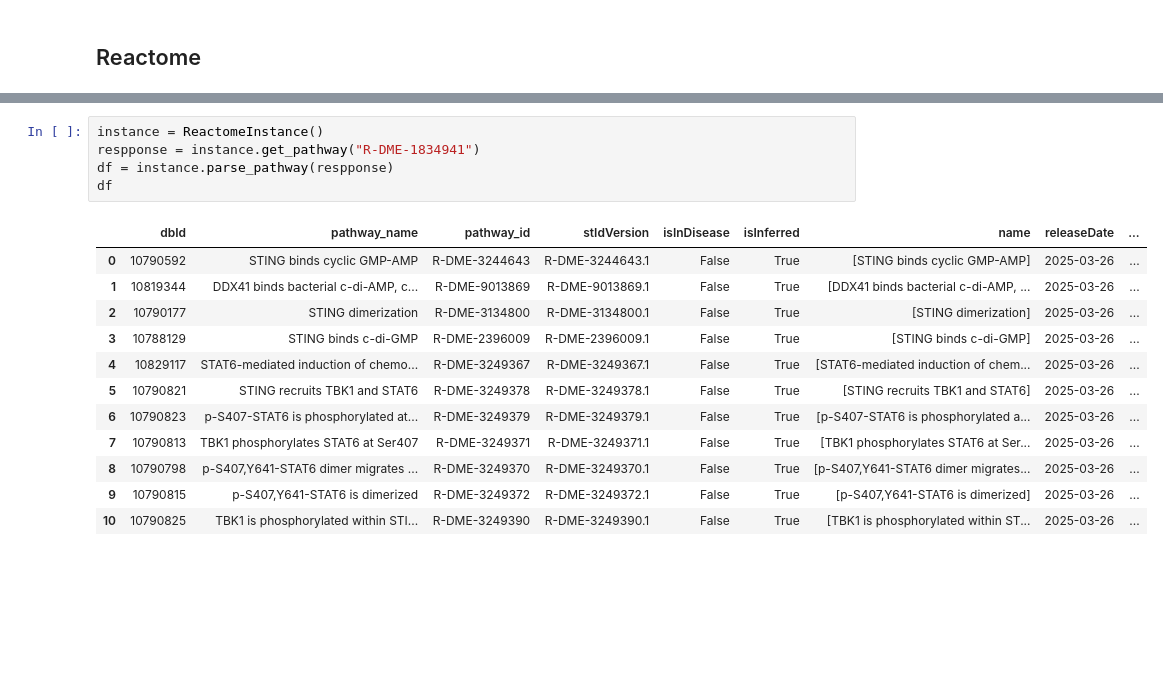
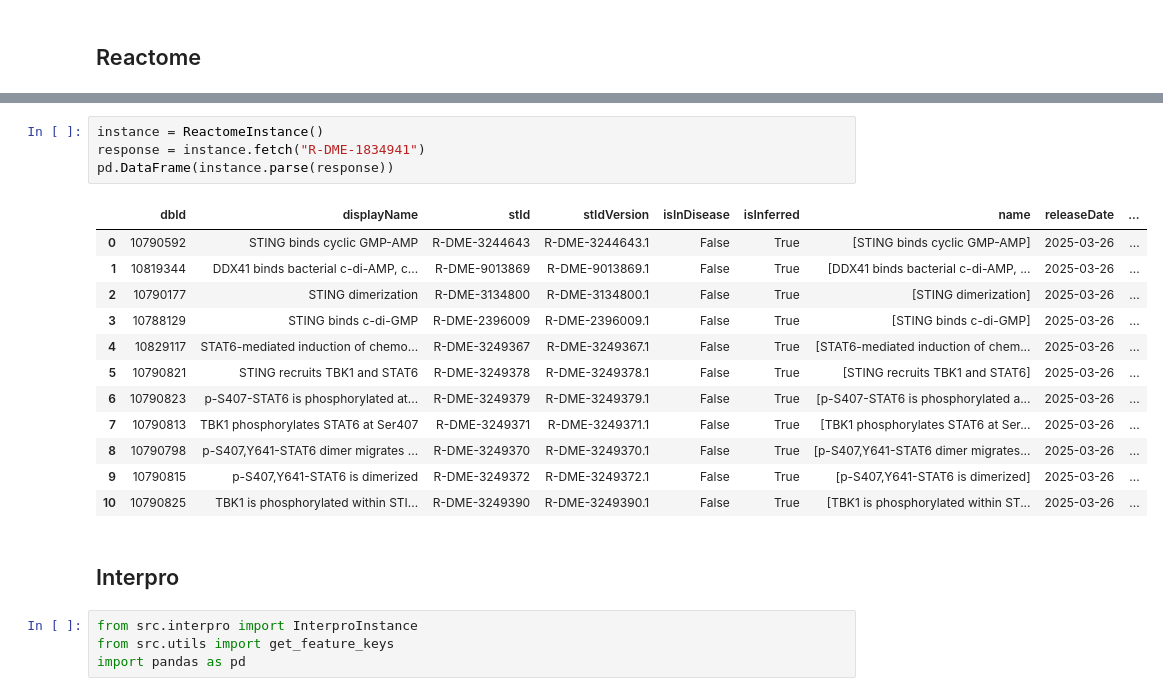
Before and after one commit to ProteinEngineering-PESB2/BioSeqDownloader, a Jupyter notebook: tests.ipynb, the cells around one changed output, grey strips where cells are left out. Drawn from its saved outputs; the diff is of its cells as text; blank space fills up the shorter version.

Commit message:
More data retrieval tools added

```diff
--- a/tests.ipynb
+++ b/tests.ipynb
@@ -1194,10 +750,9 @@ class ReactomeInstance():
 # %%
 instance = ReactomeInstance()
-respponse = instance.get_pathway("R-DME-1834941")
-df = instance.parse_pathway(respponse)
-df
+response = instance.fetch("R-DME-1834941")
+pd.DataFrame(instance.parse(response))
 # %% [output]
-|  | dbId | pathway_name | pathway_id | stIdVersion | isInDisease | isInferred | name | releaseDate | ... |
+|  | dbId | displayName | stId | stIdVersion | isInDisease | isInferred | name | releaseDate | ... |
 | 0 | 10790592 | STING binds cyclic GMP-AMP | R-DME-3244643 | R-DME-3244643.1 | False | True | [STING binds cyclic GMP-AMP] | 2025-03-26 | ... |
 | 1 | 10819344 | DDX41 binds bacterial c-di-AMP, c... | R-DME-9013869 | R-DME-9013869.1 | False | True | [DDX41 binds bacterial c-di-AMP, ... | 2025-03-26 | ... |
 | 2 | 10790177 | STING dimerization | R-DME-3134800 | R-DME-3134800.1 | False | True | [STING dimerization] | 2025-03-26 | ... |
@@ -1209,3 +764,9 @@ df
 | 8 | 10790798 | p-S407,Y641-STAT6 dimer migrates ... | R-DME-3249370 | R-DME-3249370.1 | False | True | [p-S407,Y641-STAT6 dimer migrates... | 2025-03-26 | ... |
 | 9 | 10790815 | p-S407,Y641-STAT6 is dimerized | R-DME-3249372 | R-DME-3249372.1 | False | True | [p-S407,Y641-STAT6 is dimerized] | 2025-03-26 | ... |
 | 10 | 10790825 | TBK1 is phosphorylated within STI... | R-DME-3249390 | R-DME-3249390.1 | False | True | [TBK1 is phosphorylated within ST... | 2025-03-26 | ... |
+# %% [markdown]
+## Interpro
+# %%
+from src.interpro import InterproInstance
+from src.utils import get_feature_keys
+import pandas as pd
```
Also changed, not shown: parts of 62 cells of this notebook, 14 other files.
